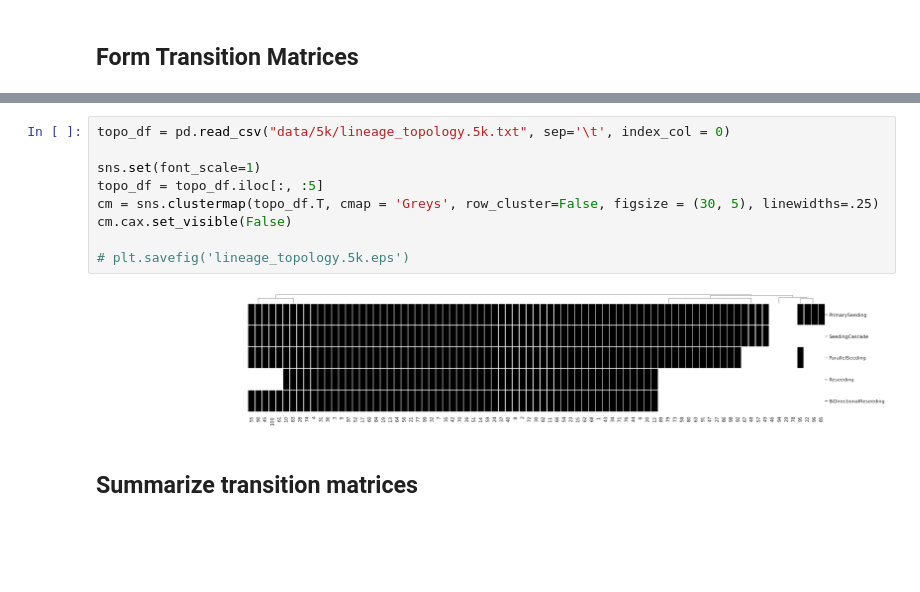
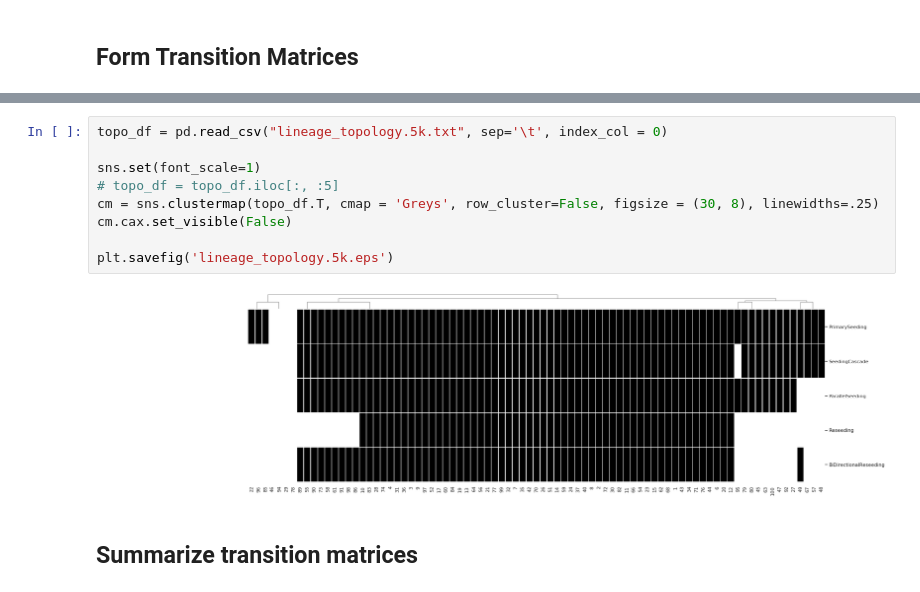
Before and after one commit to mattjones315/MetastasisTracing, a Jupyter notebook: infer_transition_matrices.ipynb, the cells around one changed output, grey strips where cells are left out. Cells and saved outputs as stored; diff of their text form; blank space fills up the shorter version.

```diff
--- a/infer_transition_matrices.ipynb
+++ b/infer_transition_matrices.ipynb
@@ -174,14 +182,14 @@ for n in lgs:
 # %%
-topo_df = pd.read_csv("data/5k/lineage_topology.5k.txt", sep='\t', index_col = 0)
+topo_df = pd.read_csv("lineage_topology.5k.txt", sep='\t', index_col = 0)
 
 sns.set(font_scale=1)
-topo_df = topo_df.iloc[:, :5]
-cm = sns.clustermap(topo_df.T, cmap = 'Greys', row_cluster=False, figsize = (30, 5), linewidths=.25)
+# topo_df = topo_df.iloc[:, :5]
+cm = sns.clustermap(topo_df.T, cmap = 'Greys', row_cluster=False, figsize = (30, 8), linewidths=.25)
 cm.cax.set_visible(False)
 
-# plt.savefig('lineage_topology.5k.eps')
+plt.savefig('lineage_topology.5k.eps')
 # %% [output]
-[figure, old version]
+[figure, new version]
 # %% [markdown]
 ## Summarize transition matrices
 # %%
```
Also changed, not shown: parts of 12 cells of this notebook, 11 other files.
